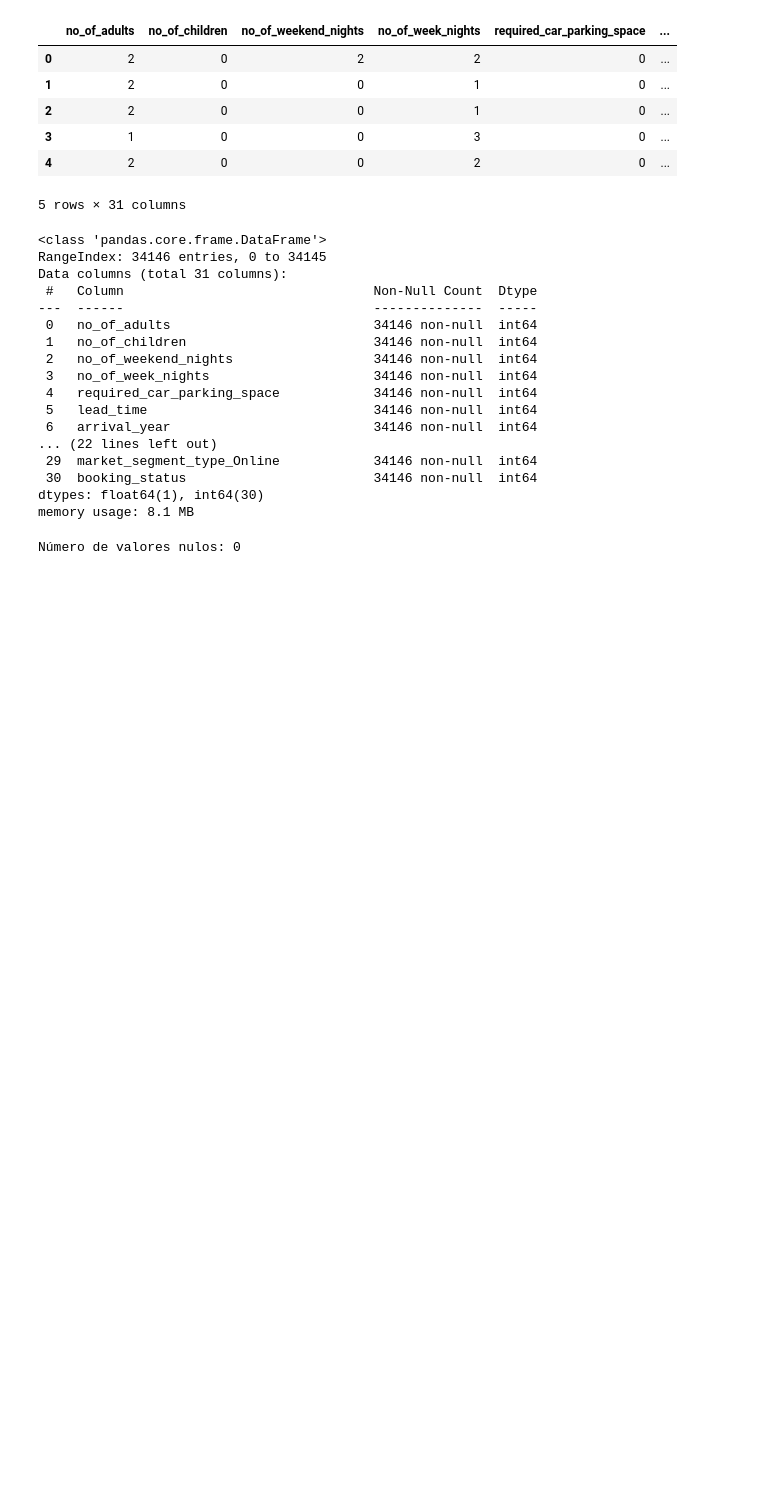
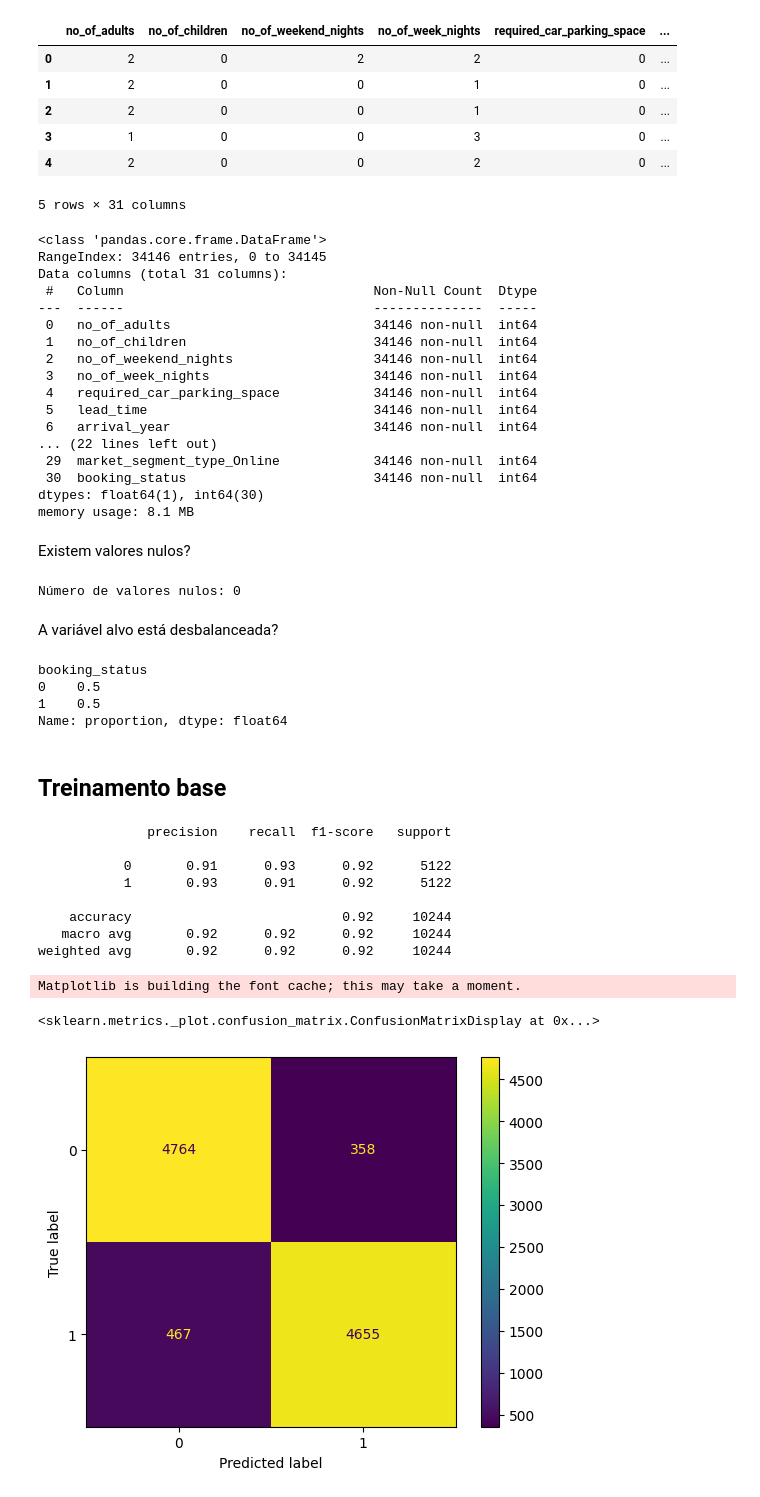
Before and after one commit to ledsouza/feature-selection, a Jupyter notebook: feature_selection.ipynb, the cells around one changed output. Drawn from its saved outputs; the diff is of its cells as text; code cells hidden in the pictures; blank space fills up the shorter version.

Commit message:
implementado treino base com random forest

```diff
--- a/feature_selection.ipynb
+++ b/feature_selection.ipynb
@@ -34,8 +34,51 @@ Data columns (total 31 columns):
  30  booking_status                        34146 non-null  int64
 dtypes: float64(1), int64(30)
 memory usage: 8.1 MB
+# %% [markdown]
+Existem valores nulos?
 # %%
 count_null_values = df_hotel.isnull().sum().sum()
 print(f"Número de valores nulos: {count_null_values}")
 # %% [output]
 Número de valores nulos: 0
+# %% [markdown]
+A variável alvo está desbalanceada?
+# %%
+df_hotel["booking_status"].value_counts(normalize=True)
+# %% [output]
+booking_status
+0    0.5
+1    0.5
+Name: proportion, dtype: float64
+# %% [markdown]
+## Treinamento base
+# %%
+from sklearn.model_selection import train_test_split
+from sklearn.ensemble import RandomForestClassifier
+from sklearn.metrics import classification_report, ConfusionMatrixDisplay
+
+SEED = 0
+
+x = df_hotel.drop(columns=["booking_status"])
+y = df_hotel["booking_status"]
+
+x_train, x_test, y_train, y_test = train_test_split(x, y, test_size=0.3, stratify=y, random_state=SEED)
+
+random_forest = RandomForestClassifier(random_state=SEED)
+random_forest.fit(x_train, y_train)
+y_pred = random_forest.predict(x_test)
+
+print(classification_report(y_test, y_pred))
+ConfusionMatrixDisplay.from_predictions(y_test, y_pred)
+# %% [output]
+              precision    recall  f1-score   support
+
+           0       0.91      0.93      0.92      5122
+           1       0.93      0.91      0.92      5122
+
+    accuracy                           0.92     10244
+   macro avg       0.92      0.92      0.92     10244
+weighted avg       0.92      0.92      0.92     10244
+Matplotlib is building the font cache; this may take a moment.
+<sklearn.metrics._plot.confusion_matrix.ConfusionMatrixDisplay at 0x...>
+[figure, added]
```
Also changed, not shown: 2 other files.
